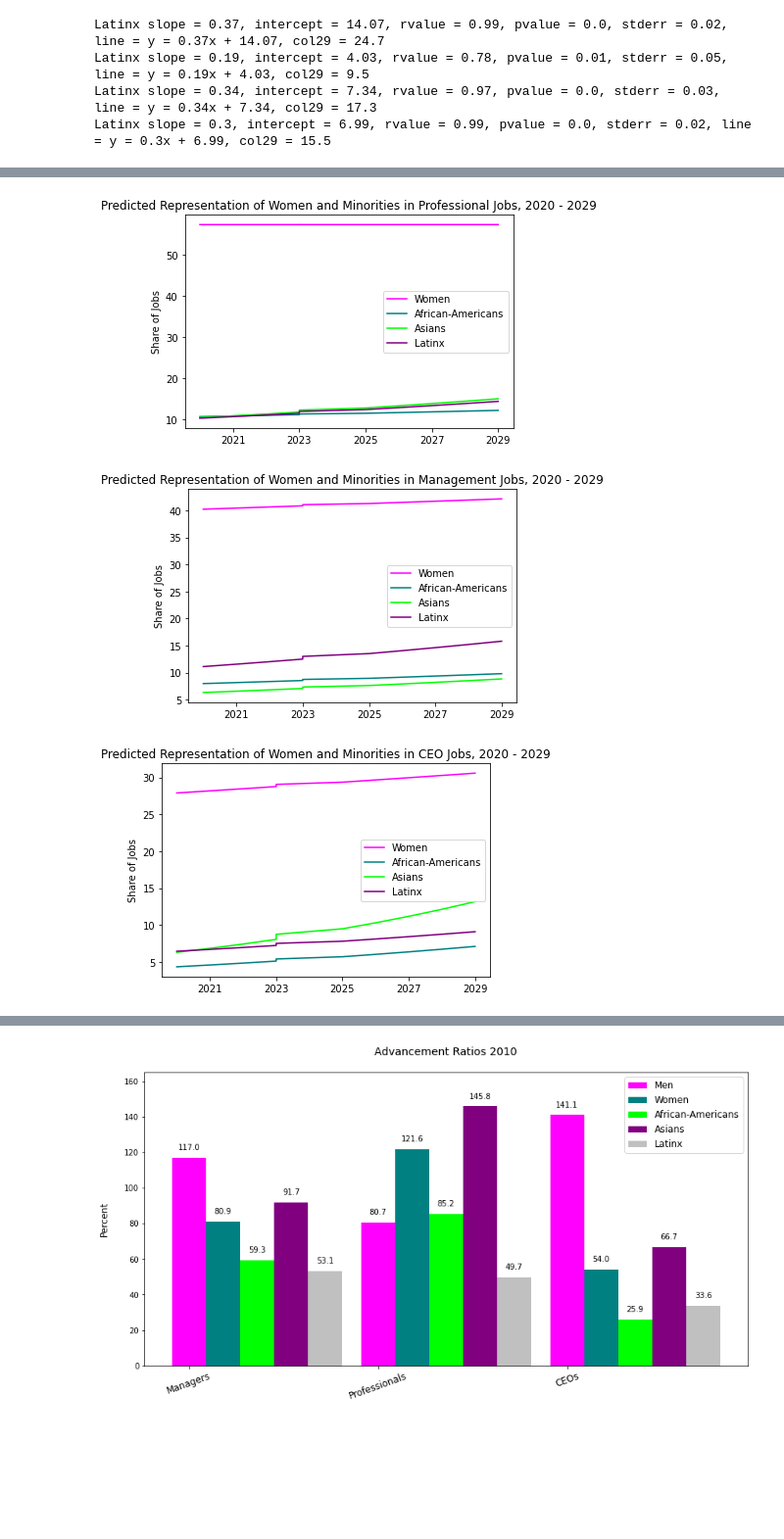
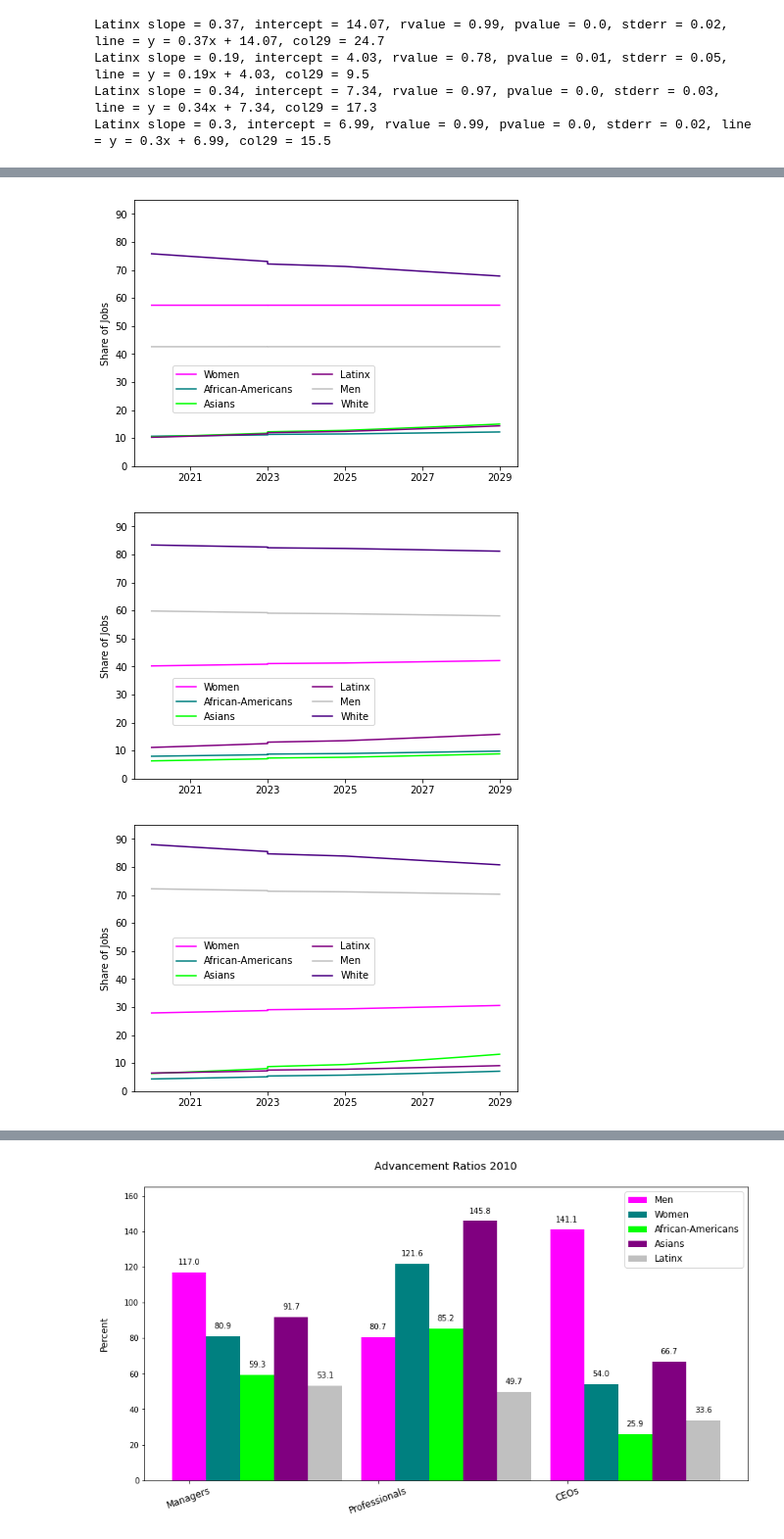
Before and after one commit to mfineman/Race-Gender-Analysis, a Jupyter notebook: BLS_Project_MRF.ipynb, the cells around one changed output, grey strips where cells are left out. Shown at 98% size. Saved outputs shown, nothing was run; the diff lists cells and outputs as text; code cells hidden in the pictures; blank space fills up the shorter version.

Commit message:
Added analyzes by demographic group

```diff
--- a/BLS_Project_MRF.ipynb
+++ b/BLS_Project_MRF.ipynb
@@ -81,6 +89,7 @@ women_df = make_df("Women")
 black_df = make_df("Black")
 asian_df = make_df("Asian")
 latinx_df = make_df("Latinx")
+white_df = make_df("White")
 # %%
 def lin_regress(dfname,column,group):
     x_values = np.array([1,2,3,4,5,6,7,8,9,10])
@@ -281,5 +312,5 @@ avg_annual_change(ann_chg_profs,men_df.iloc[0,5], men_df.iloc[1,5], men_df.iloc[
 # %%
-groups=["Women","African-Americans","Asians","Latinx", "Men"]
+groups=["Women","African-Americans","Asians","Latinx", "Men","White"]
 columns = ["Demographics","Total","Managers","Professionals","CEOs"]
 ann_change_df=pd.DataFrame(columns=columns)
 ann_change_df["Total"]=ann_chg_tot
@@ -327,6 +369,29 @@ men29=future_df(men_df, men29, 4)
+# %%
+years=np.array(['2020','2021','2022','2023','2024','2025','2026','2027','2028','2029'])
+columns = ["Years","Total","Managers","Professionals","CEOs"]
+df=pd.DataFrame(columns=columns)
+white29 = df
+white29["Years"]=years
+tot2019=white_df.iloc[2,1]
+mgr2019=white_df.iloc[2,3]
+ceo2019=white_df.iloc[2,4]
+prof2019=white_df.iloc[2,5]
+white29.loc[0,"Total"]=(tot2019 + (tot2019*ann_change_df.loc[5,"Total"])).round(3)
+white29.loc[0,"Managers"]=(mgr2019 + (mgr2019*ann_change_df.loc[5,"Managers"])).round(3)
+white29.loc[0,"CEOs"]=(ceo2019 + (ceo2019*ann_change_df.loc[5,"CEOs"])).round(3)
+white29.loc[0,"Professionals"]=(prof2019 + (prof2019*ann_change_df.loc[5,"Professionals"])).round(3)
+
+index=1
+for i in range(len(white29)-1):
+    white29.loc[index,"Total"] = ((white29.loc[(index -1),"Total"] + (ann_change_df.loc[5,"Total"]*white29.loc[index-1,"Total"]))).round(3)
+    white29.loc[index,"Managers"] = ((white29.loc[(index -1),"Managers"] + (ann_change_df.loc[5,"Managers"]*white29.loc[index-1,"Managers"]))).round(3)
+    white29.loc[index,"CEOs"] =((white29.loc[(index -1),"CEOs"] + (ann_change_df.loc[5,"CEOs"]*white29.loc[index-1,"CEOs"]))).round(3)
+    white29.loc[index,"Professionals"] = ((white29.loc[(index -1),"Professionals"] + (ann_change_df.loc[5,"Professionals"]*white29.loc[index-1,"Professionals"]))).round(3)
+    index += 1
 # %%
-def graph(column,level):
+def graph(column,level,legend_pos):
     # line 1 points
+    plt.figure(figsize=[7,5])
     x1 = np.array([2020,2021,2022,2023,2023,2025,2026,2027,2028,2029])
     y1 = women29[column]
     x_axis = x1
@@ -344,23 +409,31 @@ def graph(column,level):
     y4 = latinx29[column]
     plt.plot(x4, y4, label = "Latinx", color=colors[3])
 
+    x5 = [2020,2021,2022,2023,2023,2025,2026,2027,2028,2029]
+    y5 = men29[column]
+    plt.plot(x5, y5, label = "Men", color=colors[4])
 
+    x6 = [2020,2021,2022,2023,2023,2025,2026,2027,2028,2029]
+    y6 = white29[column]
+    plt.plot(x6, y6, label = "White", color=colors[5])
+
+    plt.legend(bbox_to_anchor=legend_pos,ncol=2,  borderaxespad=0.)
     plt.ylabel('Share of Jobs')
-    plt.title(f'Predicted Representation of Women and Minorities in {level} Jobs, 2020 - 2029')
+    plt.ylim(0,95)
+    plt.yticks(np.arange(0,100,10))
     plt.xticks(np.arange(2021,2031,2))
-    plt.legend()
 
     plt.savefig(f"templates/Images/{level}_ten_year_graph.png")
 # %%
-graph('Professionals', 'Professional'  )
+graph('Professionals', 'Professional', (.1,.2) )
 # %% [output]
-[figure, old version]
+[figure, new version]
 # %%
-graph('Managers', 'Management')
+graph('Managers', 'Management',(.1,.2))
 # %% [output]
-[figure, old version]
+[figure, new version]
 # %%
-graph('CEOs', 'CEO'  )
+graph('CEOs', 'CEO',(.1,.4) )
 # %% [output]
-[figure, old version]
+[figure, new version]
 # %%
```
Also changed, not shown: parts of 34 cells of this notebook, 38 other files.
